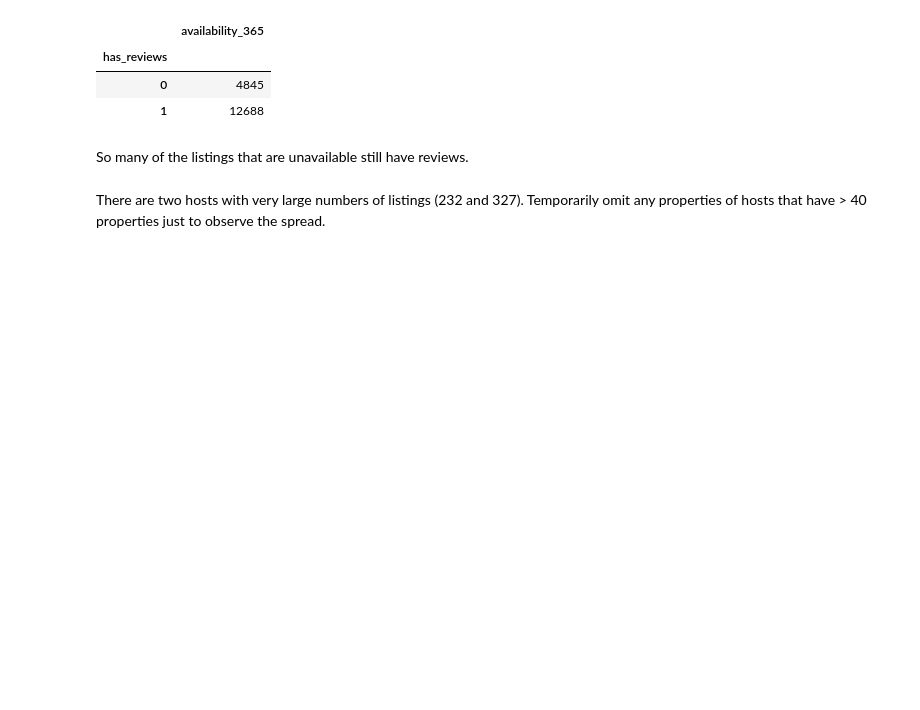
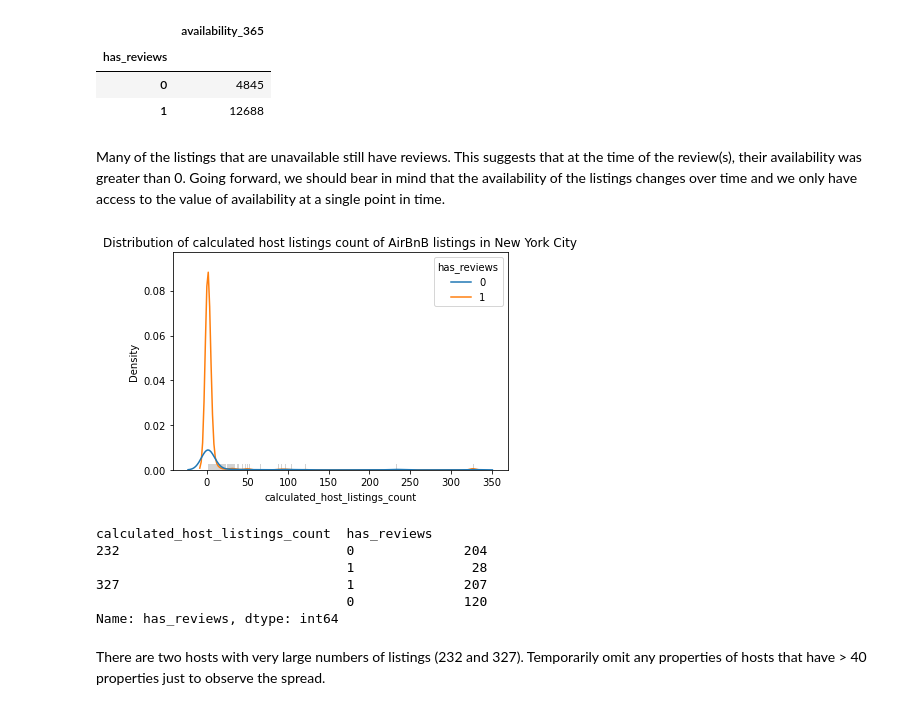
Before and after one commit to miahatton/airbnb_reviews, a Jupyter notebook: WRIT1.ipynb, the cells around one changed output. Saved outputs shown, nothing was run; the diff lists cells and outputs as text; code cells hidden in the pictures; blank space fills up the shorter version.

```diff
--- a/WRIT1.ipynb
+++ b/WRIT1.ipynb
@@ -145,5 +205,3 @@ df[df['availability_365']==0][['availability_365', 'has_reviews']].groupby(['has
 | has_reviews |  |
 | 0 | 4845 |
 | 1 | 12688 |
-# %% [markdown]
-So many of the listings that are unavailable still have reviews.
@@ -154,5 +208,18 @@ plt.title("Distrinbution of host listings count");
+# %% [markdown]
+Many of the listings that are unavailable still have reviews. This suggests that at the time of the review(s), their availability was greater than 0. Going forward, we should bear in mind that the availability of the listings changes over time and we only have access to the value of availability at a single point in time.
+# %%
+plot_distribution(df_vis, 'calculated_host_listings_count')
+# %% [output]
+[figure, added]
 # %%
-df[df['calculated_host_listings_count']>150].groupby('calculated_host_listings_count')['name'].count()
+df[df['calculated_host_listings_count']>150].groupby('calculated_host_listings_count')['has_reviews'].value_counts()
+# %% [output]
+calculated_host_listings_count  has_reviews
+232                             0              204
+                                1               28
+327                             1              207
+                                0              120
+Name: has_reviews, dtype: int64
 # %% [markdown]
 There are two hosts with very large numbers of listings (232 and 327). Temporarily omit any properties of hosts that have > 40 properties just to observe the spread.
 # %%
```
Also changed, not shown: parts of 98 cells of this notebook, 2 other files.
